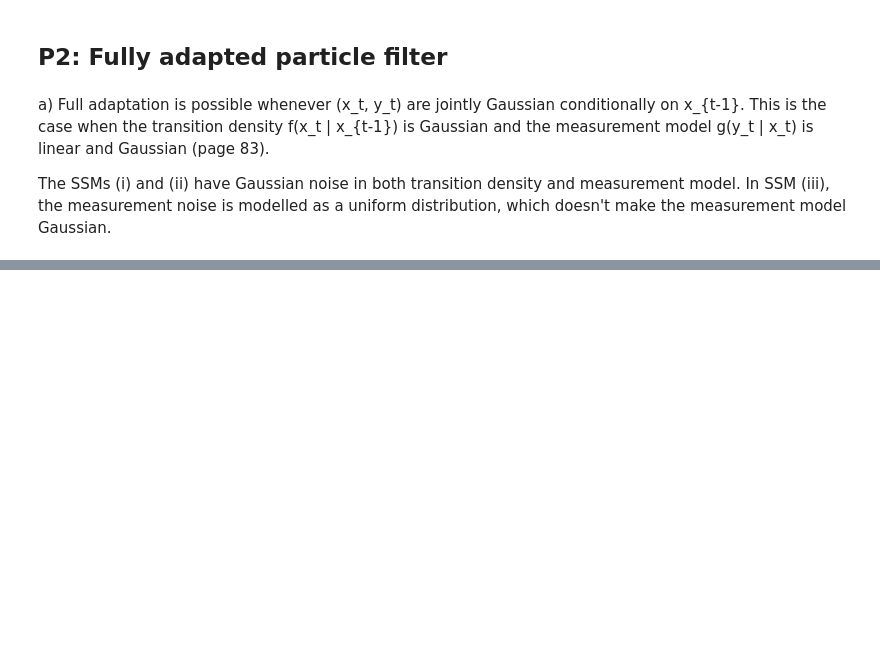
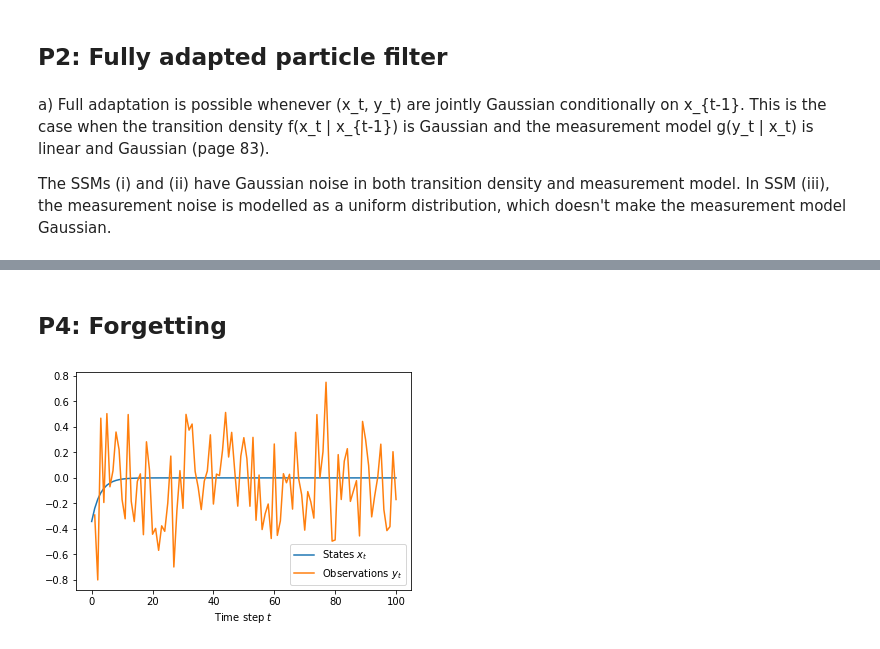
Before and after one commit to marcusklasson/smc_methods, a Jupyter notebook: ex2.ipynb, the cells around one changed output, grey strips where cells are left out. Saved outputs shown, nothing was run; the diff lists cells and outputs as text; code cells hidden in the pictures; blank space fills up the shorter version.

```diff
--- a/ex2.ipynb
+++ b/ex2.ipynb
@@ -246,0 +264,25 @@ def bootstrap_particle_filter(y, n_particles, theta, resampling=True):
+# %% [markdown]
+## P4: Forgetting
+# %%
+import numpy as np
+from scipy.stats import norm
+import matplotlib.pyplot as plt
+
+def generate_data(n):
+    y = np.zeros(n)
+    x = np.zeros(n+1)
+    x[0] = np.random.normal(0, 1, size=1)
+    for i in range(n):
+        x[i+1] = 0.7*x[i]
+        y[i] = 0.5*x[i+1] + np.random.normal(0, np.sqrt(0.1) )
+    return y, x
+
+T = 100
+y, x = generate_data(T)
+plt.plot(np.linspace(0, T, T+1), x, label='States $x_t$')
+plt.plot(np.linspace(1, T, T), y, label='Observations $y_t$')
+plt.xlabel('Time step $t$'); #plt.ylabel('$x_t$')
+plt.legend()
+plt.show()
+# %% [output]
+[figure, added]
```
Also changed, not shown: parts of 6 cells of this notebook, 1 other file.
